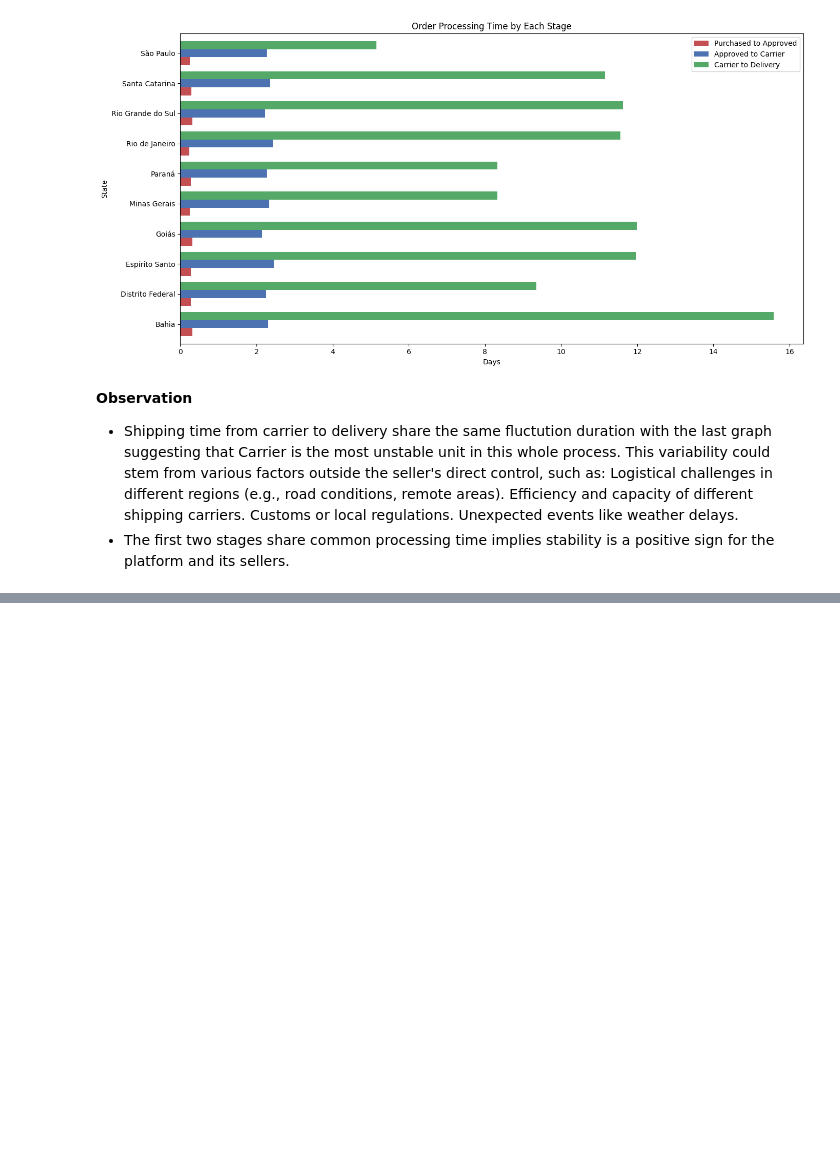
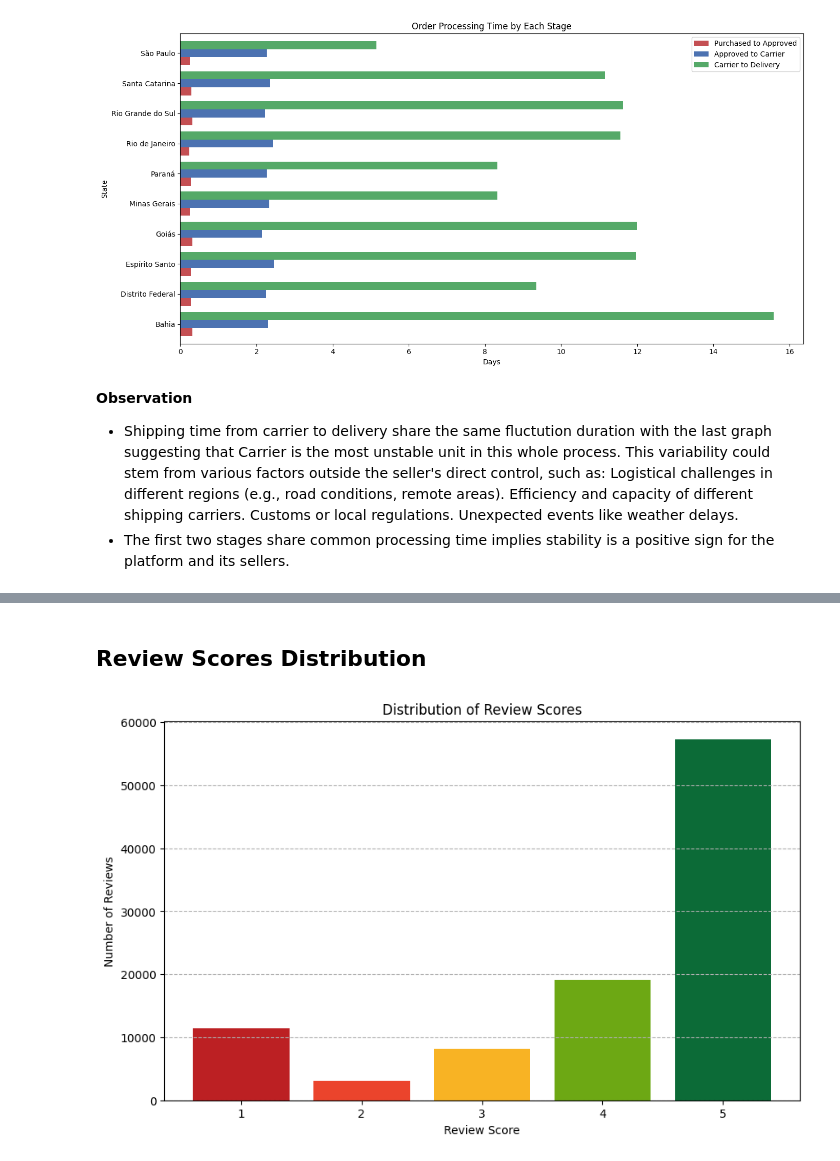
Before and after one commit to andy-nguyen-21/BrazilianE-Commerce, a Jupyter notebook: E_commerce_data_analyst.ipynb, the cells around one changed output, grey strips where cells are left out. Saved outputs shown, nothing was run; the diff lists cells and outputs as text; code cells hidden in the pictures; blank space fills up the shorter version.

```diff
--- a/E_commerce_data_analyst.ipynb
+++ b/E_commerce_data_analyst.ipynb
@@ -1134,0 +1203,13 @@ Unexpected events like weather delays.
+# %%
+review_score_count_query = """
+  SELECT
+    review_score,
+    COUNT(*) AS review_count
+  FROM
+    order_reviews
+  GROUP BY
+    review_score
+"""
+
+review_score_count = pd.read_sql_query(review_score_count_query, db_connection)
+review_score_count.head()
@@ -1134,0 +1244,13 @@ Unexpected events like weather delays.
+# %% [markdown]
+## Review Scores Distribution
+# %%
+plt.figure(figsize=(10, 6))
+plt.bar(review_score_count['review_score'], review_score_count['review_count'], color=['#BC2023', '#EB442C', '#F8B324', '#6da814', '#0C6B37'])
+plt.xlabel('Review Score')
+plt.ylabel('Number of Reviews')
+plt.title('Distribution of Review Scores')
+plt.xticks(review_score_count['review_score']) # Ensure all review scores are shown as ticks
+plt.grid(axis='y', linestyle='--')
+plt.show()
+# %% [output]
+[figure, added]
```
Also changed, not shown: parts of 27 cells of this notebook.
